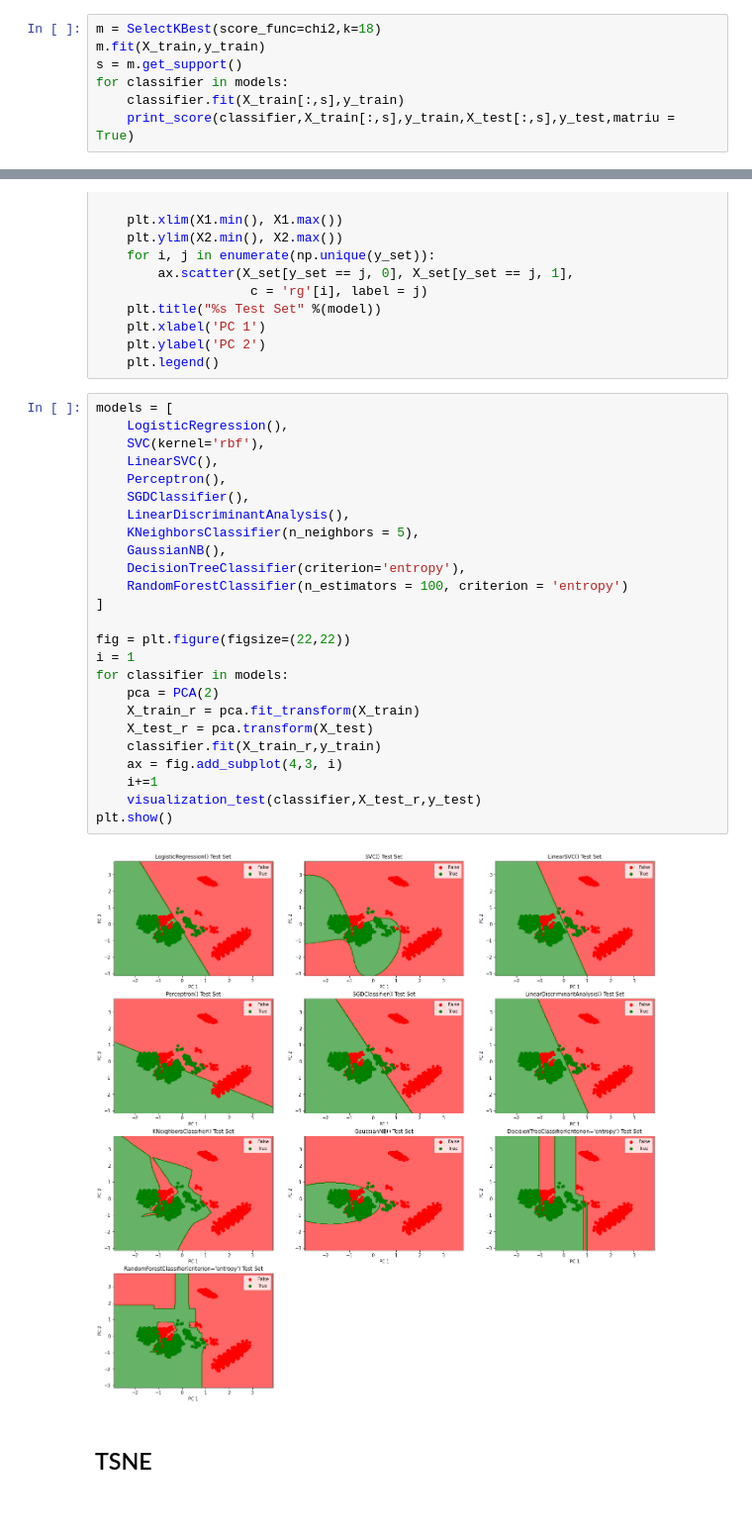
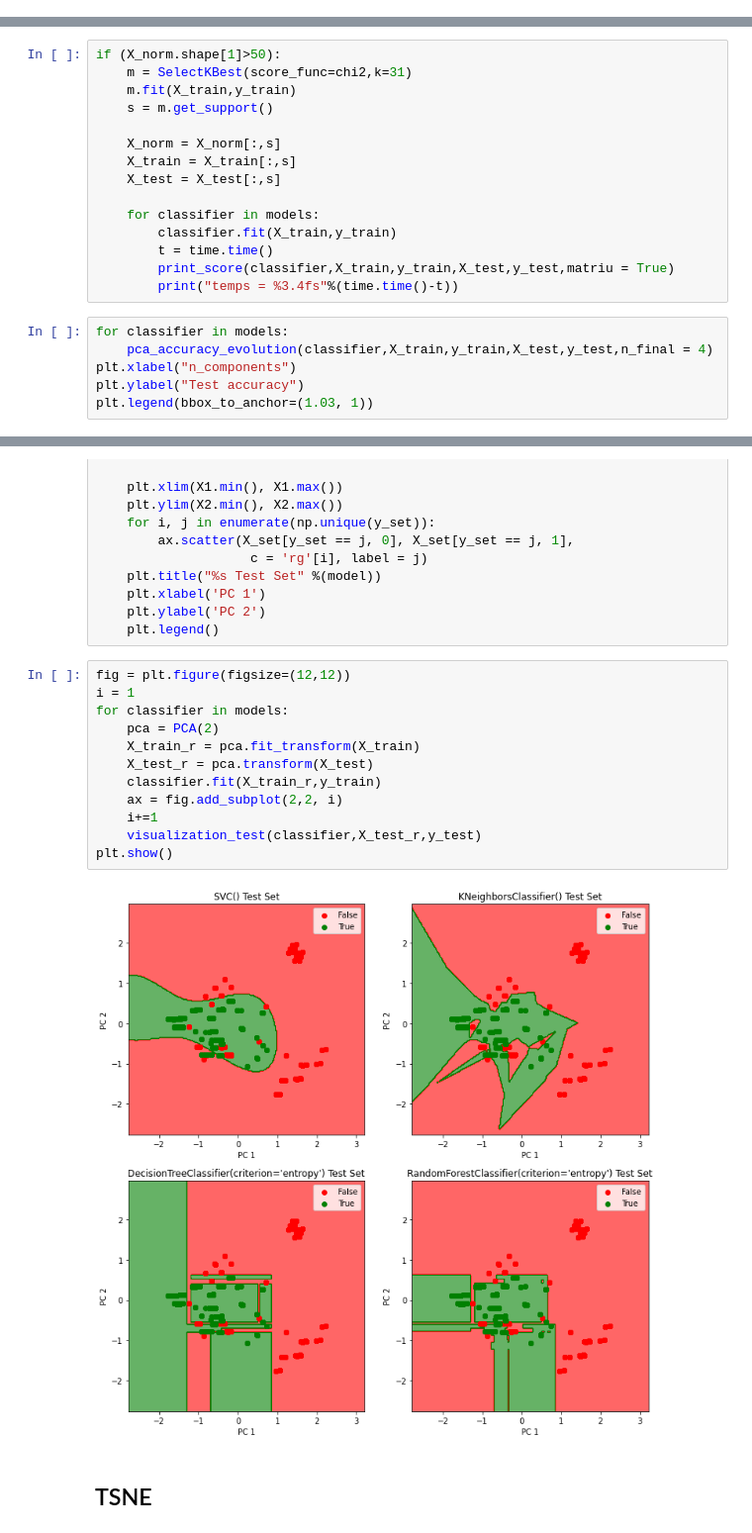
Before and after one commit to AlbertRoca29/Mushrooms, a Jupyter notebook: mushrooms.ipynb, the cells around one changed output, grey strips where cells are left out. Shown at 99% size. Cells and saved outputs as stored; diff of their text form.

```diff
--- a/mushrooms.ipynb
+++ b/mushrooms.ipynb
@@ -389,7 +399,0 @@ Aquí veiem el resultat amb 18 atributs
-# %%
-m = SelectKBest(score_func=chi2,k=18)
-m.fit(X_train,y_train)
-s = m.get_support()
-for classifier in models:
-    classifier.fit(X_train[:,s],y_train)
-    print_score(classifier,X_train[:,s],y_train,X_test[:,s],y_test,matriu = True)
@@ -479,0 +495,21 @@ En quarta posició estaria el SVC() que també el podrem considerar.
+# %%
+if (X_norm.shape[1]>50):
+    m = SelectKBest(score_func=chi2,k=31)
+    m.fit(X_train,y_train)
+    s = m.get_support()
+
+    X_norm = X_norm[:,s]
+    X_train = X_train[:,s]
+    X_test = X_test[:,s]
+
+    for classifier in models:
+        classifier.fit(X_train,y_train)
+        t = time.time()
+        print_score(classifier,X_train,y_train,X_test,y_test,matriu = True)
+        print("temps = %3.4fs"%(time.time()-t))
+# %%
+for classifier in models:
+    pca_accuracy_evolution(classifier,X_train,y_train,X_test,y_test,n_final = 4)
+plt.xlabel("n_components")
+plt.ylabel("Test accuracy")
+plt.legend(bbox_to_anchor=(1.03, 1))
@@ -528,32 +581,19 @@ def visualization_test(model,X, y, step = 0.025):
     plt.ylabel('PC 2')
     plt.legend()
 # %%
-models = [
-    LogisticRegression(),
-    SVC(kernel='rbf'),
-    LinearSVC(),
-    Perceptron(),
-    SGDClassifier(),
-    LinearDiscriminantAnalysis(),
-    KNeighborsClassifier(n_neighbors = 5),
-    GaussianNB(),
-    DecisionTreeClassifier(criterion='entropy'),
-    RandomForestClassifier(n_estimators = 100, criterion = 'entropy')
-]
-
-fig = plt.figure(figsize=(22,22))
+fig = plt.figure(figsize=(12,12))
 i = 1
 for classifier in models:
     pca = PCA(2)
     X_train_r = pca.fit_transform(X_train)
     X_test_r = pca.transform(X_test)
     classifier.fit(X_train_r,y_train)
-    ax = fig.add_subplot(4,3, i)
+    ax = fig.add_subplot(2,2, i)
     i+=1
     visualization_test(classifier,X_test_r,y_test)
 plt.show()
 # %% [output]
-[figure, old version]
+[figure, new version]
 # %% [markdown]
 ## TSNE
 # %% [markdown]
```
Also changed, not shown: parts of 51 cells of this notebook.
